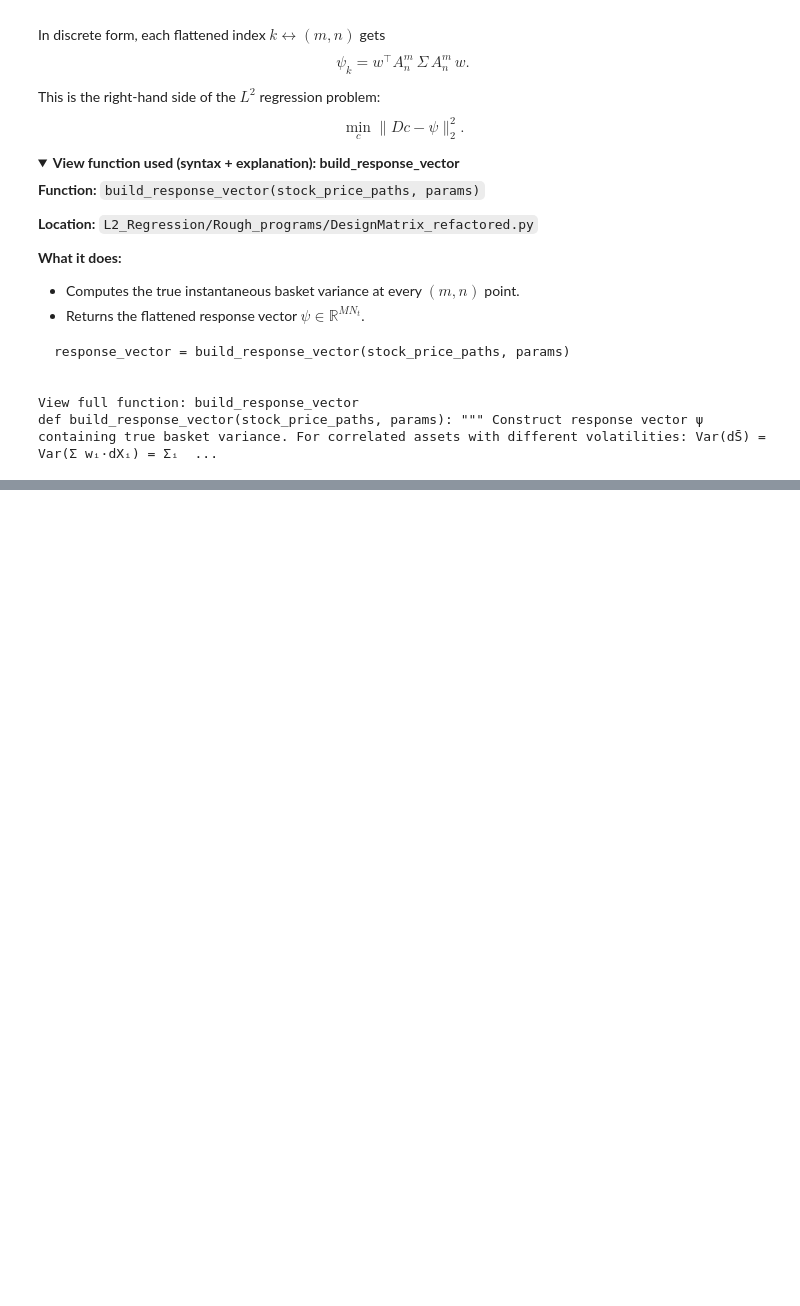
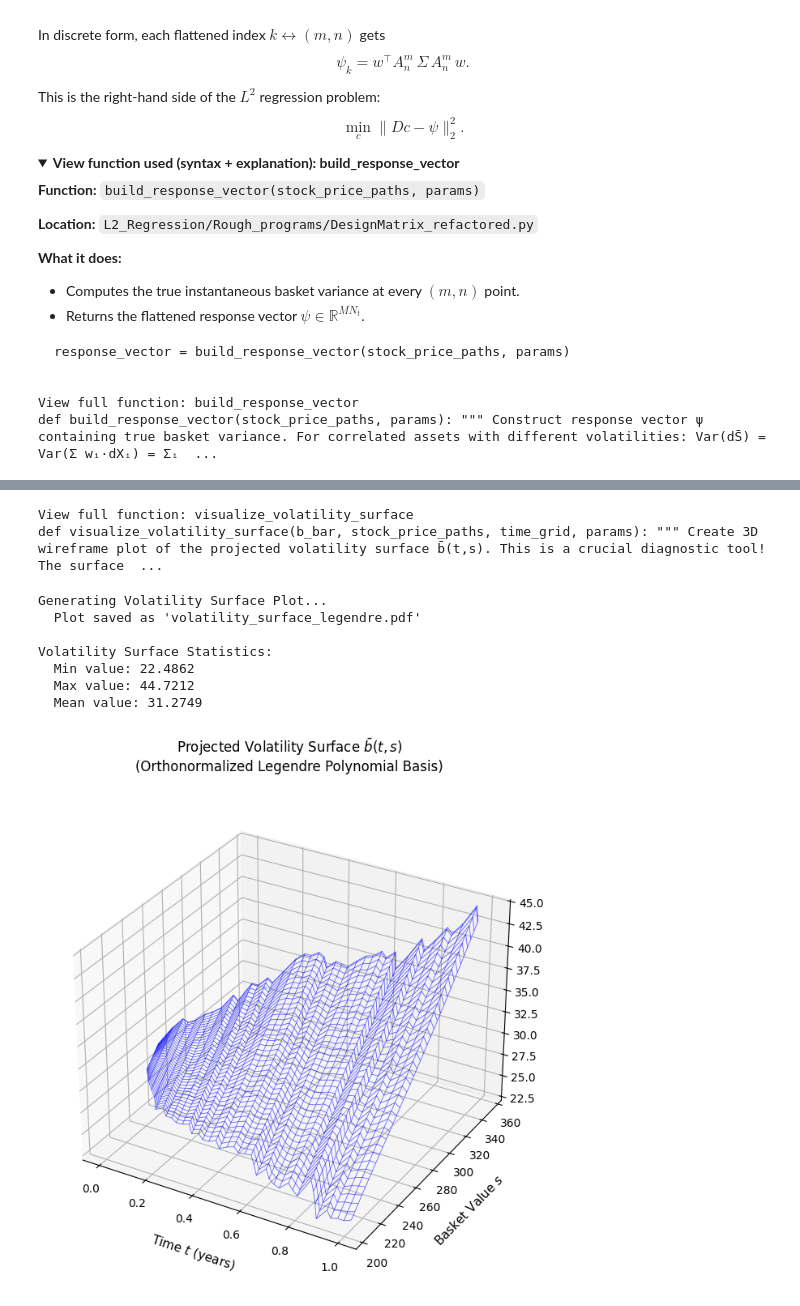
Before and after one commit to leolalvay/KAUST_OPTION_PRICING, a Jupyter notebook: L2_Regression/notebooks_seb/nb02_L2Regression_single_level.ipynb, the cells around one changed output, grey strips where cells are left out. Cells and saved outputs as stored; diff of their text form; code cells hidden in the pictures; folded sections open; blank space fills up the shorter version.

```diff
--- a/L2_Regression/notebooks_seb/nb02_L2Regression_single_level.ipynb
+++ b/L2_Regression/notebooks_seb/nb02_L2Regression_single_level.ipynb
@@ -1034,0 +1136,8 @@ response mean/std: 941.6212473791238 222.7294539387904
+# %%
+# Step 6 implementation
+coefficients = solve_regression_qr(design_matrix, response_vector)
+
+print("\n--- Step 6 summary ---")
+print("coefficients shape:", coefficients.shape)
+print("number of coefficients:", len(coefficients))
+print("first coefficients:", coefficients[:6])
@@ -1034,0 +1279,25 @@ response mean/std: 941.6212473791238 222.7294539387904
+# %%
+# Step 7 implementation
+b_bar = create_b_bar_function(
+    coefficients=coefficients,
+    basis_pairs=basis_pairs,
+    max_deg_t=max_deg_t,
+    max_deg_s=max_deg_s,
+    t_mean=t_mean,
+    t_std=t_std,
+    s_mean=s_mean,
+    s_std=s_std
+)
+
+print("\n--- Step 7 summary ---")
+print("b_bar callable created:", callable(b_bar))
+
+# Quick sanity checks at a few points
+test_points = [
+    (time_grid[0], float(np.mean(stock_price_paths[:, 0, :].dot(params["basket_weights"])))),
+    (time_grid[len(time_grid)//2], float(np.mean(stock_price_paths[:, len(time_grid)//2, :].dot(params["basket_weights"])))),
+    (time_grid[-1], float(np.mean(stock_price_paths[:, -1, :].dot(params["basket_weights"])))),
+]
+
+for t_test, s_test in test_points:
+    print(f"b_bar({t_test:.3f}, {s_test:.3f}) = {b_bar(t_test, s_test):.6f}")
@@ -1034,0 +1404,17 @@ response mean/std: 941.6212473791238 222.7294539387904
+# %%
+show_full_function(visualize_volatility_surface)
+# %% [output]
+View full function: visualize_volatility_surface
+def visualize_volatility_surface(b_bar, stock_price_paths, time_grid, params): """ Create 3D wireframe plot of the projected volatility surface b̄(t,s). This is a crucial diagnostic tool! The surface  ...
+# %%
+# Step 8 implementation
+visualize_volatility_surface(b_bar, stock_price_paths, time_grid, params)
+# %% [output]
+Generating Volatility Surface Plot...
+  Plot saved as 'volatility_surface_legendre.pdf'
+
+Volatility Surface Statistics:
+  Min value: 22.4862
+  Max value: 44.7212
+  Mean value: 31.2749
+[figure, added]
```
Also changed, not shown: parts of 18 cells of this notebook, 9 other files.
